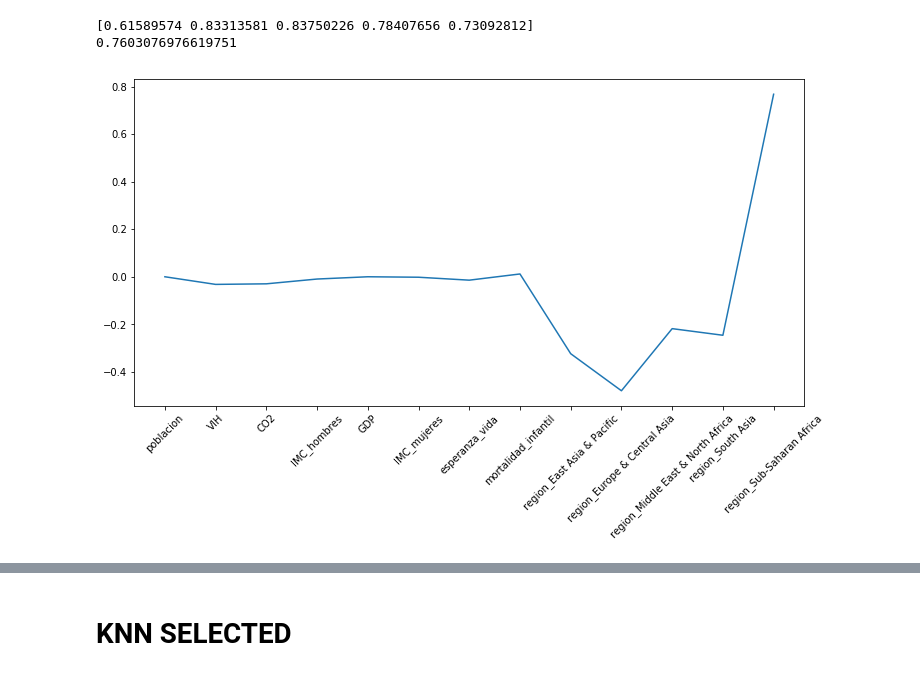
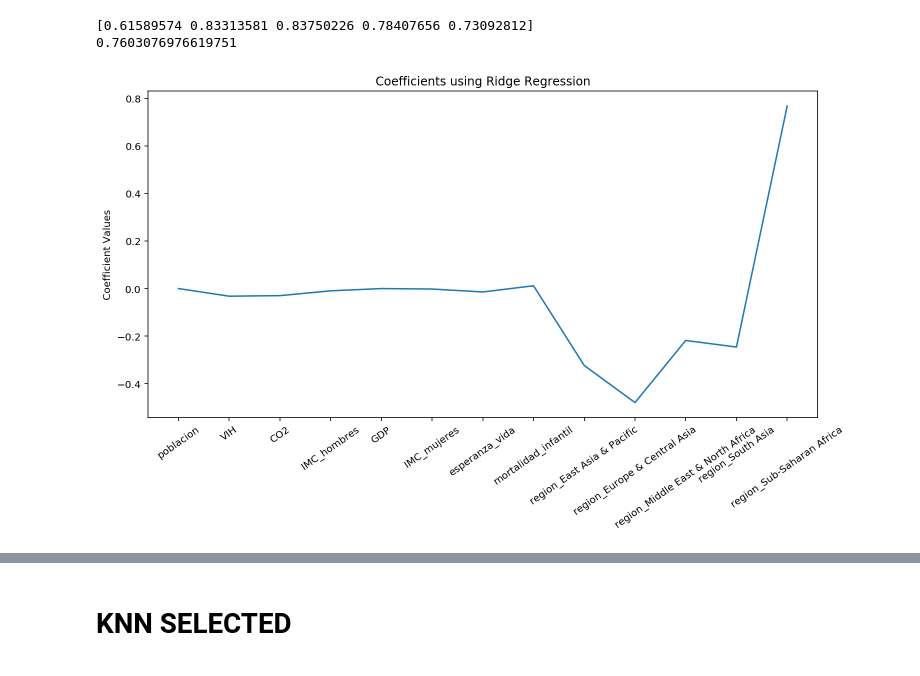
Before and after one commit to romellfudi/MachineLearing, a Jupyter notebook: 1.Supervised Learning.ipynb, the cells around one changed output, grey strips where cells are left out. Drawn from its saved outputs; the diff is of its cells as text; code cells hidden in the pictures.

```diff
--- a/1.Supervised Learning.ipynb
+++ b/1.Supervised Learning.ipynb
@@ -417,9 +469,12 @@ print(np.mean(ridge_cv))
 # %%
 ridge.fit(X,y)
 plt.plot(range(len(ridge.coef_[0])),ridge.coef_[0])
-plt.xticks(range(len(ridge.coef_[0])),X.columns,rotation=45);
+plt.xticks(range(len(ridge.coef_[0])),X.columns,rotation=35)
+plt.ylabel('Coefficient Values')
+plt.title('Coefficients using Ridge Regression')
+plt.savefig('snapshot/global_ridge_regression',bbox_inches='tight',dpi=100);
 # %% [output]
-[figure, old version]
+[figure, new version]
 # %%
 X = diabetes.drop(['diabetes'], axis=1)
 y = diabetes['diabetes']
```
Also changed, not shown: parts of 47 cells of this notebook, 1 other file.
